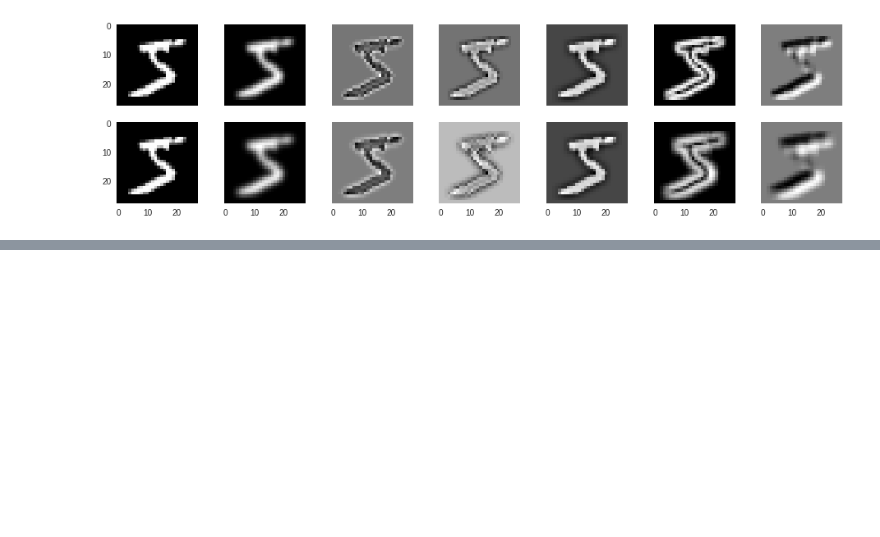
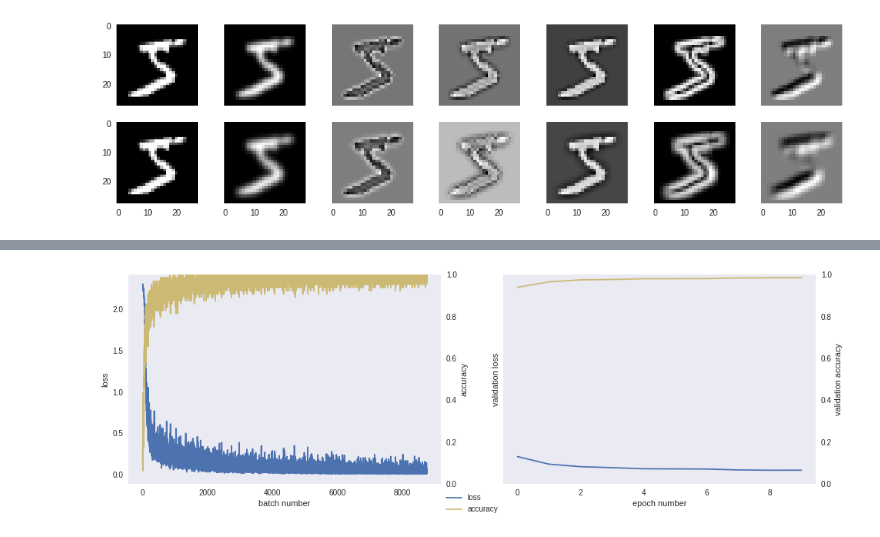
Before and after one commit to Markus-Goetz/gks-2019, a Jupyter notebook: Convolutional Neural Network.ipynb, the cells around one changed output, grey strips where cells are left out. Drawn from its saved outputs; the diff is of its cells as text; code cells hidden in the pictures; blank space fills up the shorter version.

```diff
--- a/Convolutional Neural Network.ipynb
+++ b/Convolutional Neural Network.ipynb
@@ -134,2 +145,7 @@ show_examples(np.stack([
 # %% [output]
 [figure]
+# %%
+def preprocess_data(data, labels):
+    return np.expand_dims(data, axis=3), to_categorical(labels)
+
+preprocessed_data, preprocessed_labels = preprocess_data(data, labels)
@@ -135,0 +187,15 @@ show_examples(np.stack([
+# %%
+def train_model(model, data, labels, epochs=10, batch_size=64, train_fraction=0.8):
+    history = TrainingHistory()
+    model.fit(
+        data,
+        labels,
+        epochs=epochs,
+        batch_size=batch_size,
+        validation_split=1.0 - train_fraction,
+        shuffle=True,
+        callbacks=[history]
+    )
+    return history
+
+history = train_model(model, preprocessed_data, preprocessed_labels)
@@ -135,0 +220,39 @@ show_examples(np.stack([
+# %%
+def plot_history(history):
+    figure, (batch_axis, epoch_axis) = plt.subplots(1, 2, figsize=(16, 5), sharey=True)
+
+    # plot the training loss and accuracy
+    batch_axis.set_xlabel('batch number')
+    training_batches = np.arange(len(history.loss))
+
+    batch_axis.grid(False)
+    batch_axis.plot(training_batches, history.loss, color='C0', label='loss')
+    batch_axis.set_ylabel('loss')
+
+    batch_acc_axis = batch_axis.twinx()
+    batch_acc_axis.grid(False)
+    batch_acc_axis.set_ylabel('accuracy')
+    batch_acc_axis.set_ylim(bottom=0.0)
+    batch_acc_axis.plot(training_batches, history.acc, color='C4', label='accuracy')
+
+    # plot the training loss and accuracy
+    epoch_axis.set_xlabel('epoch number')
+    validation_epochs = np.arange(len(history.validation_loss))
+
+    epoch_axis.grid(False)
+    epoch_axis.plot(validation_epochs, history.validation_loss, color='C0')
+    epoch_axis.set_ylabel('validation loss')
+
+    epoch_acc_axis = epoch_axis.twinx()
+    epoch_acc_axis.grid(False)
+    epoch_acc_axis.set_ylabel('validation accuracy')
+    epoch_acc_axis.set_ylim(bottom=0.0)
+    epoch_acc_axis.plot(validation_epochs, history.validation_acc, color='C4')
+
+    # display a legend
+    figure.legend(loc=8)
+    plt.show()
+
+plot_history(history)
+# %% [output]
+[figure, added]
```
Also changed, not shown: parts of 8 cells of this notebook, 1 other file.
